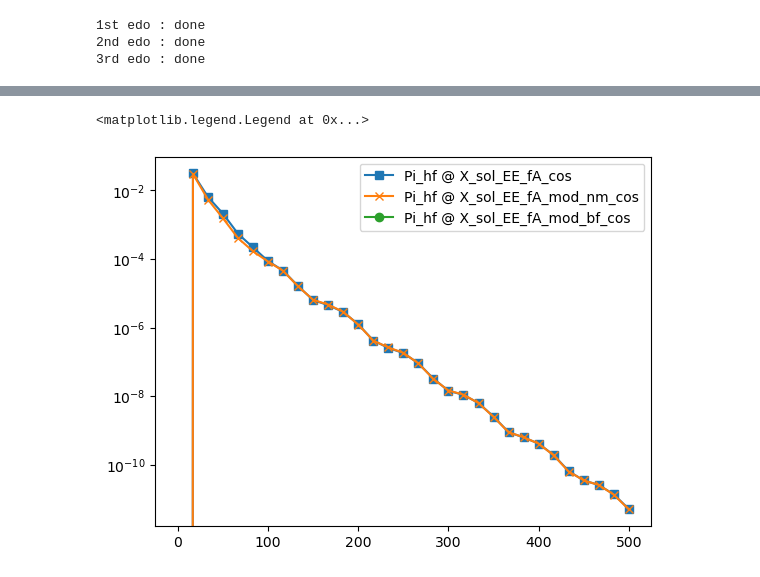
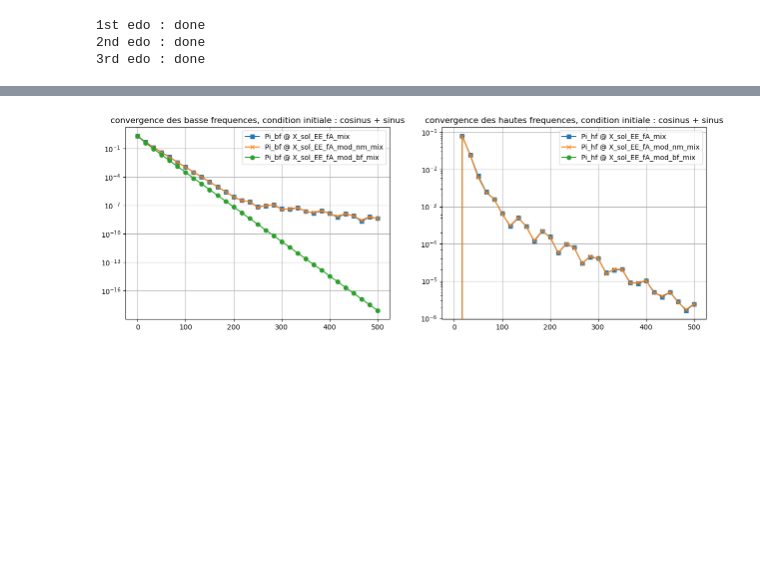
Before and after one commit to lucas-perrin/LWW_Assim, a Jupyter notebook: python_code/main_notebook.ipynb, the cells around one changed output, grey strips where cells are left out. Saved outputs shown, nothing was run; the diff lists cells and outputs as text; code cells hidden in the pictures; blank space fills up the shorter version.

```diff
--- a/python_code/main_notebook.ipynb
+++ b/python_code/main_notebook.ipynb
@@ -9,7 +9,7 @@ import plotly.express as px
 
 x0 = 0
 L = 2 * np.pi
-Nx = 2**5 +1
+Nx = 2**6 +1
 Nf = Nx // 2
 dt = 1e-3
 a = 1
@@ -157,8 +163,9 @@ def create_Fourier_X0(nb_sin,nb_cos):
     X0 = np.concatenate((np.zeros(1),-sin_pos,sin_pos[::-1]))*1j + np.concatenate((np.zeros(1),cos_pos,cos_pos[::-1]))
     return X0
 
-X0_sin = create_Fourier_X0(2,0)
-X0_cos = create_Fourier_X0(0,2)
+X0_sin = create_Fourier_X0(N_ini_fq,0)
+X0_cos = create_Fourier_X0(0,N_ini_fq)
+X0_mix = create_Fourier_X0(N_ini_fq,N_ini_fq)
 
 print('number of frequences in initial condition :')
 print(sum(abs(X0_sin) > 0))
@@ -182,6 +195,7 @@ mean of X0 : 0j
 # %%
 fX0_sin = np.concatenate((X0_sin,X0_sin))
 fX0_cos = np.concatenate((X0_cos,X0_cos))
+fX0_mix = np.concatenate((X0_mix,X0_mix))
 # %%
 def Euler_Explicit(mat, X0, tspan):
     X = np.zeros((X0.shape[0],tspan.shape[0])) + np.zeros((X0.shape[0],tspan.shape[0]))*1j
@@ -212,3 +226,10 @@ print('3rd edo : done')
 1st edo : done
 2nd edo : done
 3rd edo : done
+# %%
+X_sol_EE_fA_mix = Euler_Explicit(fA,fX0_mix,tspan)
+print('1st edo : done')
+X_sol_EE_fA_mod_nm_mix = Euler_Explicit(fA_mod_nm,fX0_mix,tspan)
+print('2nd edo : done')
+X_sol_EE_fA_mod_bf_mix = Euler_Explicit(fA_mod_bf,fX0_mix,tspan)
+print('3rd edo : done')
@@ -243,9 +293,20 @@ plt.legend()
 # %%
 steps = tspan.shape[0]//30
-plt.semilogy(tspan[::steps],np.linalg.norm(np.kron(np.eye(2),Pi_hf) @ X_sol_EE_fA_cos[0:,::steps],2,axis=0),'-s',label='Pi_hf @ X_sol_EE_fA_cos')
-plt.semilogy(tspan[::steps],np.linalg.norm(np.kron(np.eye(2),Pi_hf) @ X_sol_EE_fA_mod_nm_cos[0:,::steps],2,axis=0),'-x',label='Pi_hf @ X_sol_EE_fA_mod_nm_cos')
-plt.semilogy(tspan[::steps],np.linalg.norm(np.kron(np.eye(2),Pi_hf) @ X_sol_EE_fA_mod_bf_cos[0:,::steps],2,axis=0),'-o',label='Pi_hf @ X_sol_EE_fA_mod_bf_cos')
+plt.figure(figsize=(15, 5))
+plt.subplot(1, 2, 1)
+plt.semilogy(tspan[::steps],np.linalg.norm(np.kron(np.eye(2),Pi_bf) @ X_sol_EE_fA_mix[0:,::steps],2,axis=0),'-s',label='Pi_bf @ X_sol_EE_fA_mix')
+plt.semilogy(tspan[::steps],np.linalg.norm(np.kron(np.eye(2),Pi_bf) @ X_sol_EE_fA_mod_nm_mix[0:,::steps],2,axis=0),'-x',label='Pi_bf @ X_sol_EE_fA_mod_nm_mix')
+plt.semilogy(tspan[::steps],np.linalg.norm(np.kron(np.eye(2),Pi_bf) @ X_sol_EE_fA_mod_bf_mix[0:,::steps],2,axis=0),'-o',label='Pi_bf @ X_sol_EE_fA_mod_bf_mix')
+plt.title(r'convergence des basse frequences, condition initiale : cosinus + sinus')
+plt.grid()
 plt.legend()
+plt.subplot(1, 2, 2)
+plt.semilogy(tspan[::steps],np.linalg.norm(np.kron(np.eye(2),Pi_hf) @ X_sol_EE_fA_mix[0:,::steps],2,axis=0),'-s',label='Pi_hf @ X_sol_EE_fA_mix')
+plt.semilogy(tspan[::steps],np.linalg.norm(np.kron(np.eye(2),Pi_hf) @ X_sol_EE_fA_mod_nm_mix[0:,::steps],2,axis=0),'-x',label='Pi_hf @ X_sol_EE_fA_mod_nm_mix')
+plt.semilogy(tspan[::steps],np.linalg.norm(np.kron(np.eye(2),Pi_hf) @ X_sol_EE_fA_mod_bf_mix[0:,::steps],2,axis=0),'-o',label='Pi_hf @ X_sol_EE_fA_mod_bf_mix')
+plt.title(r'convergence des hautes frequences, condition initiale : cosinus + sinus')
+plt.grid()
+plt.legend()
+plt.show()
 # %% [output]
-<matplotlib.legend.Legend at 0x...>
-[figure, old version]
+[figure, new version]
```
Also changed, not shown: parts of 10 cells of this notebook.
